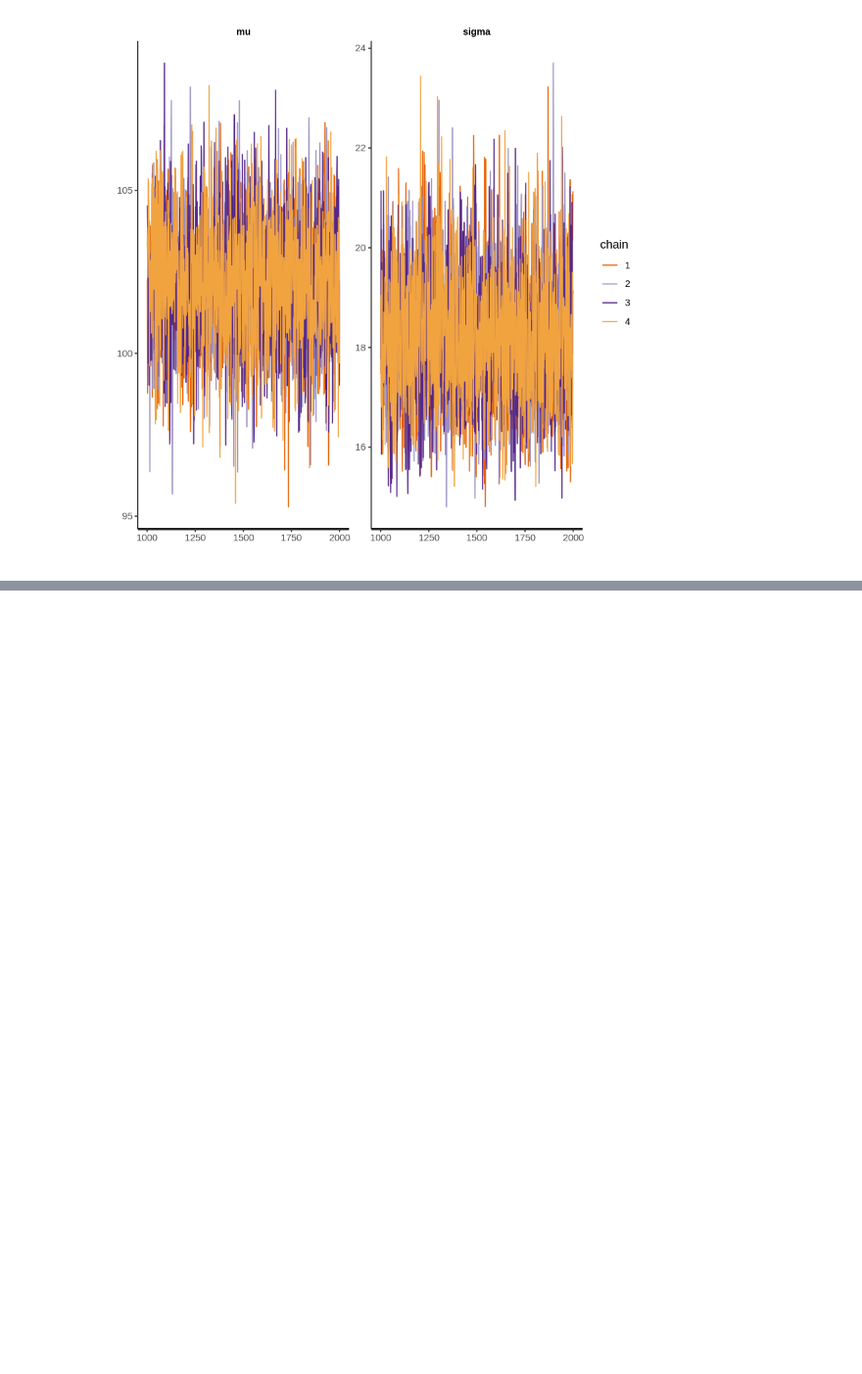
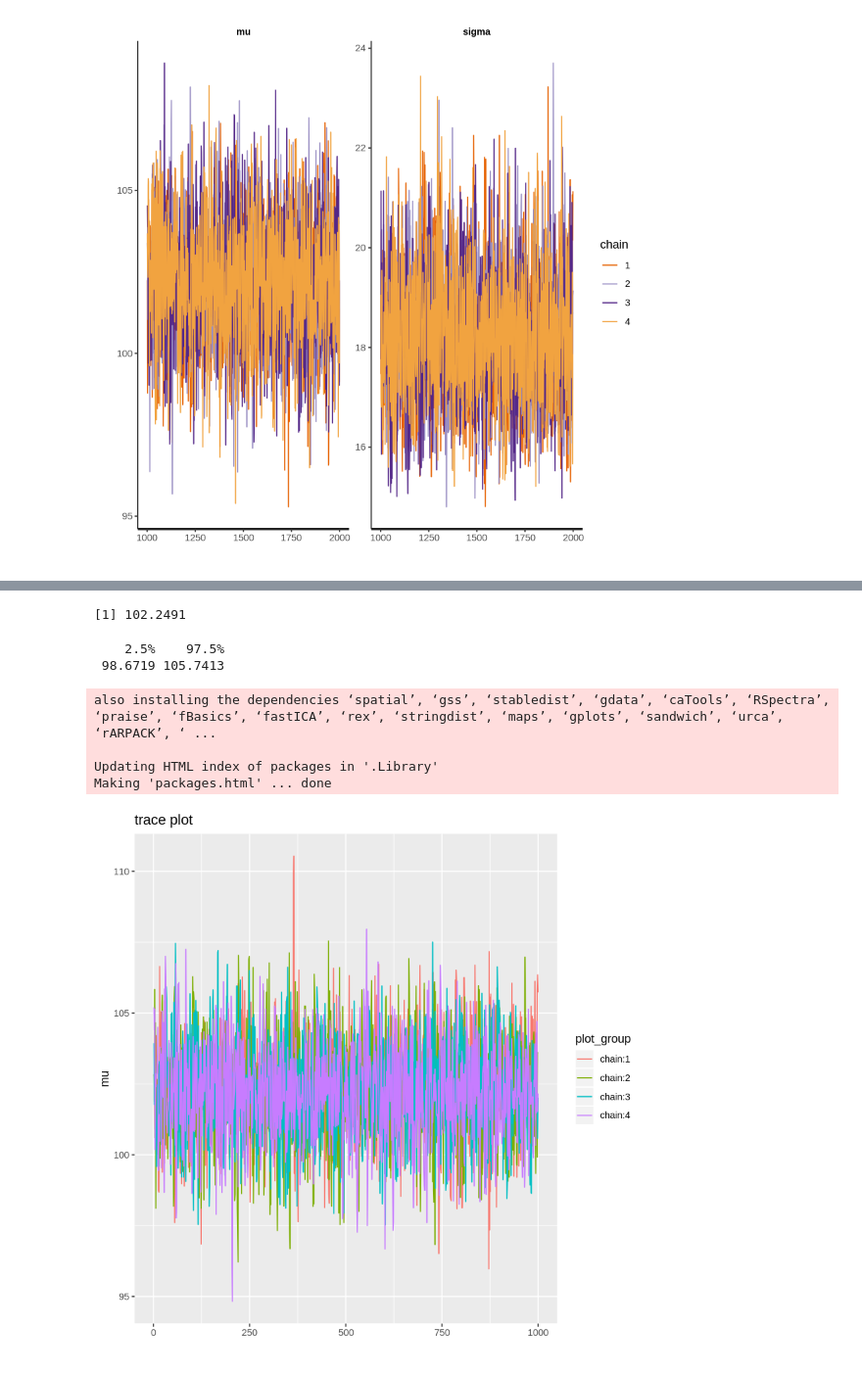
Before and after one commit to mkusaka/stat_with_R, a Jupyter notebook: src/stan.ipynb, the cells around one changed output, grey strips where cells are left out. Shown at 98% size. Drawn from its saved outputs; the diff is of its cells as text; code cells hidden in the pictures; blank space fills up the shorter version.

```diff
--- a/src/stan.ipynb
+++ b/src/stan.ipynb
@@ -97,0 +137,2 @@ traceplot(mcmc_result)
+# %%
+mcmc_sample <- rstan::extract(mcmc_result, permuted = FALSE)
@@ -97,0 +236,25 @@ traceplot(mcmc_result)
+# %%
+mean(mu_mcmc_vec)
+# %% [output]
+[1] 102.2491
+# %%
+quantile(mu_mcmc_vec, probs = c(0.025, 0.975))
+# %% [output]
+    2.5%    97.5%
+ 98.6719 105.7413
+# %%
+install.packages("ggfortify", dependencies = TRUE)
+# %% [output]
+also installing the dependencies ‘spatial’, ‘gss’, ‘stabledist’, ‘gdata’, ‘caTools’, ‘RSpectra’, ‘praise’, ‘fBasics’, ‘fastICA’, ‘rex’, ‘stringdist’, ‘maps’, ‘gplots’, ‘sandwich’, ‘urca’, ‘rARPACK’, ‘ ...
+
+Updating HTML index of packages in '.Library'
+Making 'packages.html' ... done
+# %%
+library(ggfortify)
+autoplot(ts(mcmc_sample[,,"mu"]),
+         facets = F,
+         ylab = "mu",
+         main = "trace plot"
+)
+# %% [output]
+[figure, added]
```
Also changed, not shown: parts of 40 cells of this notebook, 7 other files.
